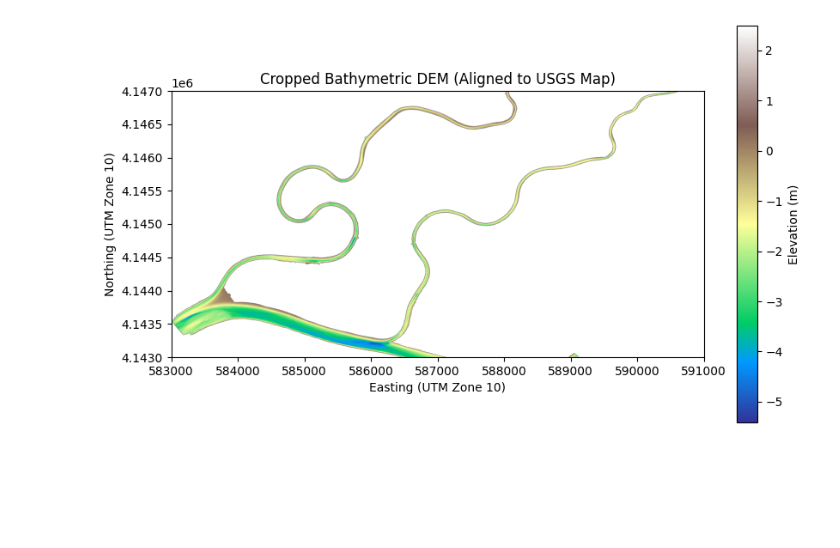
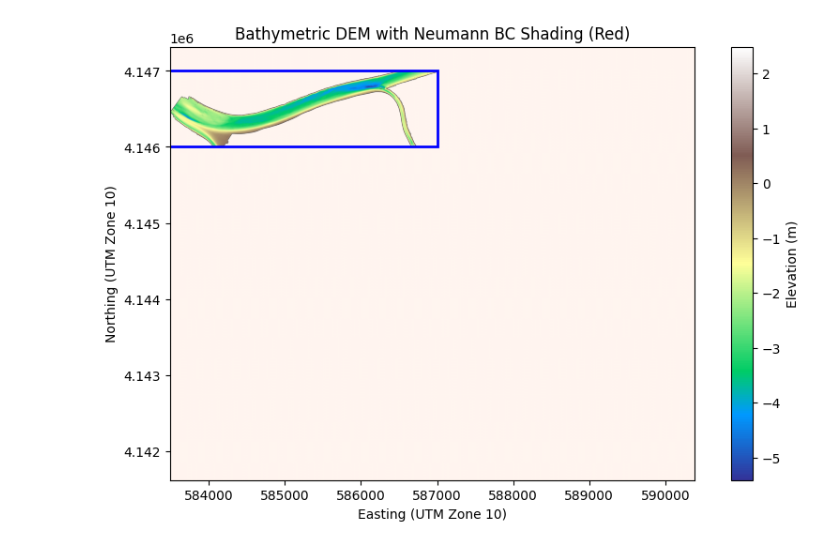
Before and after one commit to sushirito/Hg2, a Jupyter notebook: bathymetry.ipynb, the cells around one changed output. Drawn from its saved outputs; the diff is of its cells as text; code cells hidden in the pictures; blank space fills up the shorter version.

Commit message:
Filtered out specific region along watershed, so that everywhere else outside the domain would be classified as a "Neumann BC"

```diff
--- a/bathymetry.ipynb
+++ b/bathymetry.ipynb
@@ -45,42 +45,59 @@ depth_grid = np.flipud(data)  # ASC files are top-to-bottom
 # %%
 import rasterio
 import numpy as np
 import matplotlib.pyplot as plt
+from matplotlib.patches import Rectangle
 
 # File path
 asc_file = "/content/Apr19_bathy_NAVD88.asc"
 
-# Load the ASC file
 with rasterio.open(asc_file) as dataset:
     array = dataset.read(1)
     nodata = dataset.nodata
     array[array == nodata] = np.nan
 
+    # Get spatial extent
     transform = dataset.transform
     x_min, y_max = transform * (0, 0)
-    x_max, y_min = transform * (array.shape[1], array.shape[0])  # Bottom-right corner
+    x_max, y_min = transform * (array.shape[1], array.shape[0])
 
     # Generate UTM coordinate arrays
     x_coords = np.linspace(x_min, x_max, array.shape[1])
     y_coords = np.linspace(y_max, y_min, array.shape[0])
+    X, Y = np.meshgrid(x_coords, y_coords)
 
-    # Find index range for cropping
-    x_range = (583000, 591000)
-    y_range = (4143000, 4147000)
+    # Define bounding box (river region candidate)
+    x_range = (583000, 587000)
+    y_range = (4146000, 4147000)
 
-    x_indices = np.where((x_coords >= x_range[0]) & (x_coords <= x_range[1]))[0]
-    y_indices = np.where((y_coords >= y_range[0]) & (y_coords <= y_range[1]))[0]
+    # Valid river points: inside bounding box AND non-NaN
+    valid_mask = ((X >= x_range[0]) & (X <= x_range[1]) &
+                  (Y >= y_range[0]) & (Y <= y_range[1]) &
+                  (~np.isnan(array)))
+    # Neumann BCs applied on all other points
+    neumann_mask = ~valid_mask
 
-    # Crop array
-    cropped_array = array[y_indices.min():y_indices.max(), x_indices.min():x_indices.max()]
+# Plot DEM with Neumann BC overlay
+plt.figure(figsize=(10, 6))
+plt.imshow(array, cmap="terrain", interpolation="bilinear", origin="upper",
+           extent=[x_min, x_max, y_min, y_max])
+plt.colorbar(label="Elevation (m)")
 
-plt.figure(figsize=(10, 6))
-plt.imshow(cropped_array, cmap="terrain", interpolation="bilinear", origin="lower",
-           extent=[x_range[0], x_range[1], y_range[0], y_range[1]])
-plt.colorbar(label="Elevation (m)")
-plt.title("Cropped Bathymetric DEM (Aligned to USGS Map)")
+# Create an overlay: value 1 for Neumann points, NaN elsewhere so they appear in red
+neumann_overlay = np.where(neumann_mask, 1, np.nan)
+plt.imshow(neumann_overlay, cmap="Reds", alpha=1, origin="upper",
+           extent=[x_min, x_max, y_min, y_max])
+
+# Draw the bounding box (in blue) for visual reference
+rect = Rectangle((x_range[0], y_range[0]),
+                 x_range[1] - x_range[0],
+                 y_range[1] - y_range[0],
+                 linewidth=2, edgecolor='blue', facecolor='none')
+plt.gca().add_patch(rect)
+
+plt.title("Bathymetric DEM with Neumann BC Shading (Red)")
 plt.xlabel("Easting (UTM Zone 10)")
 plt.ylabel("Northing (UTM Zone 10)")
 plt.show()
 # %% [output]
-[figure, old version]
+[figure, new version]
```
Also changed, not shown: parts of 1 cell of this notebook.
